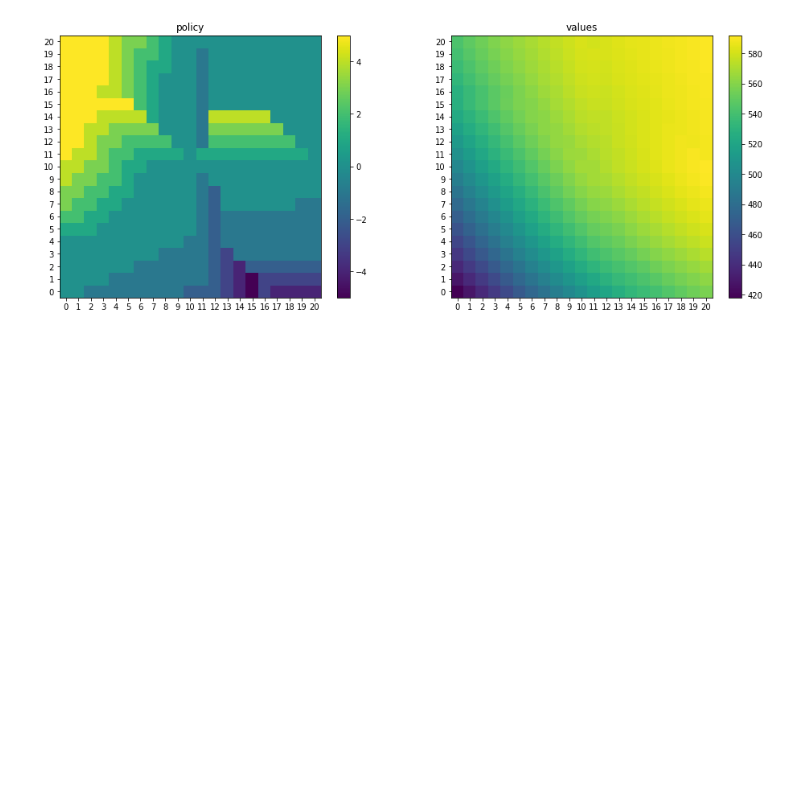
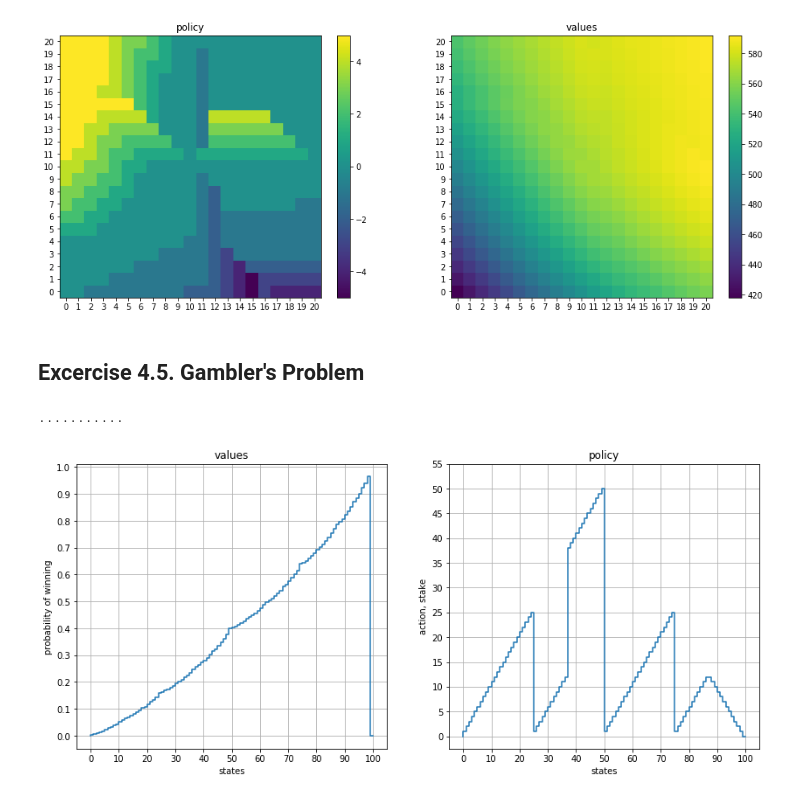
Before and after one commit to regata/rl-book, a Jupyter notebook: ch04.ipynb, the cells around one changed output. Drawn from its saved outputs; the diff is of its cells as text; code cells hidden in the pictures; blank space fills up the shorter version.

Commit message:
gambler's problem

```diff
--- a/ch04.ipynb
+++ b/ch04.ipynb
@@ -286,3 +290,5 @@ visualize(mdp1)
 visualize(mdp2)
 # %% [output]
 [figure]
+# %% [markdown]
+## Excercise 4.5. Gambler's Problem
@@ -288,0 +372,31 @@ visualize(mdp2)
+# %%
+def visualize_gambler(values, policy):
+    f, axs = plt.subplots(1,2,figsize=(14,6))
+    x = np.arange(policy.shape[0])
+    ax = axs[0]
+    ax.step(x, values)
+    ax.grid()
+    ax.set_title('values')
+    ax.set_xlabel('states')
+    ax.set_ylabel('probability of winning')
+    ax.set_xticks(np.arange(0, 110, 10))
+    ax.set_yticks(np.arange(0, 1.1, 0.1))
+
+
+    ax = axs[1]
+    ax.step(x, policy)
+    ax.grid()
+    ax.set_title('policy')
+    ax.set_xlabel('states')
+    ax.set_ylabel('action, stake')
+    ax.set_xticks(np.arange(0, 110, 10))
+    ax.set_yticks(np.arange(0, 60, 5))
+    plt.show()
+# %%
+gambler = GamblerMDP(p_coin=0.4, theta=0.00001)
+gambler.value_iteration()
+gambler.update_policy()
+visualize_gambler(gambler.values, gambler.policy)
+# %% [output]
+...........
+[figure, added]
```
Also changed, not shown: parts of 6 cells of this notebook.
